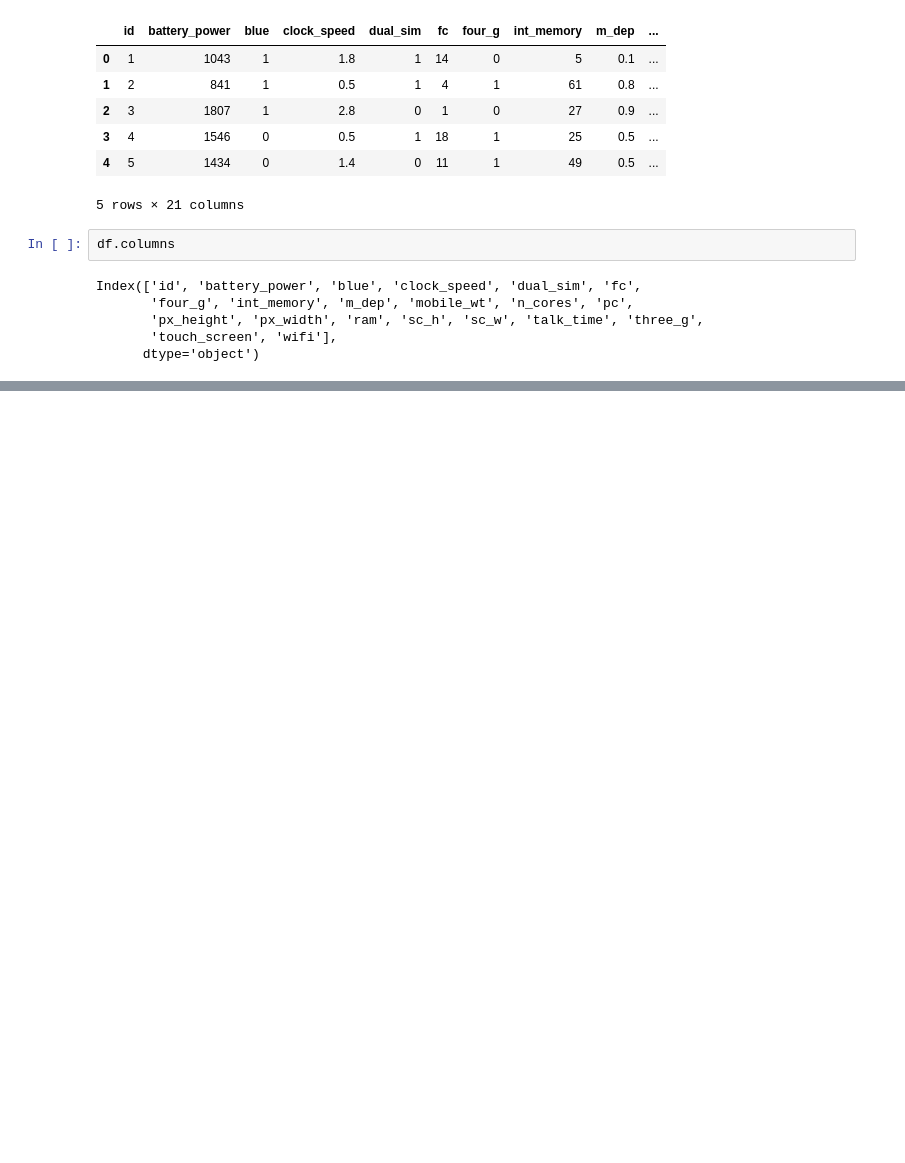
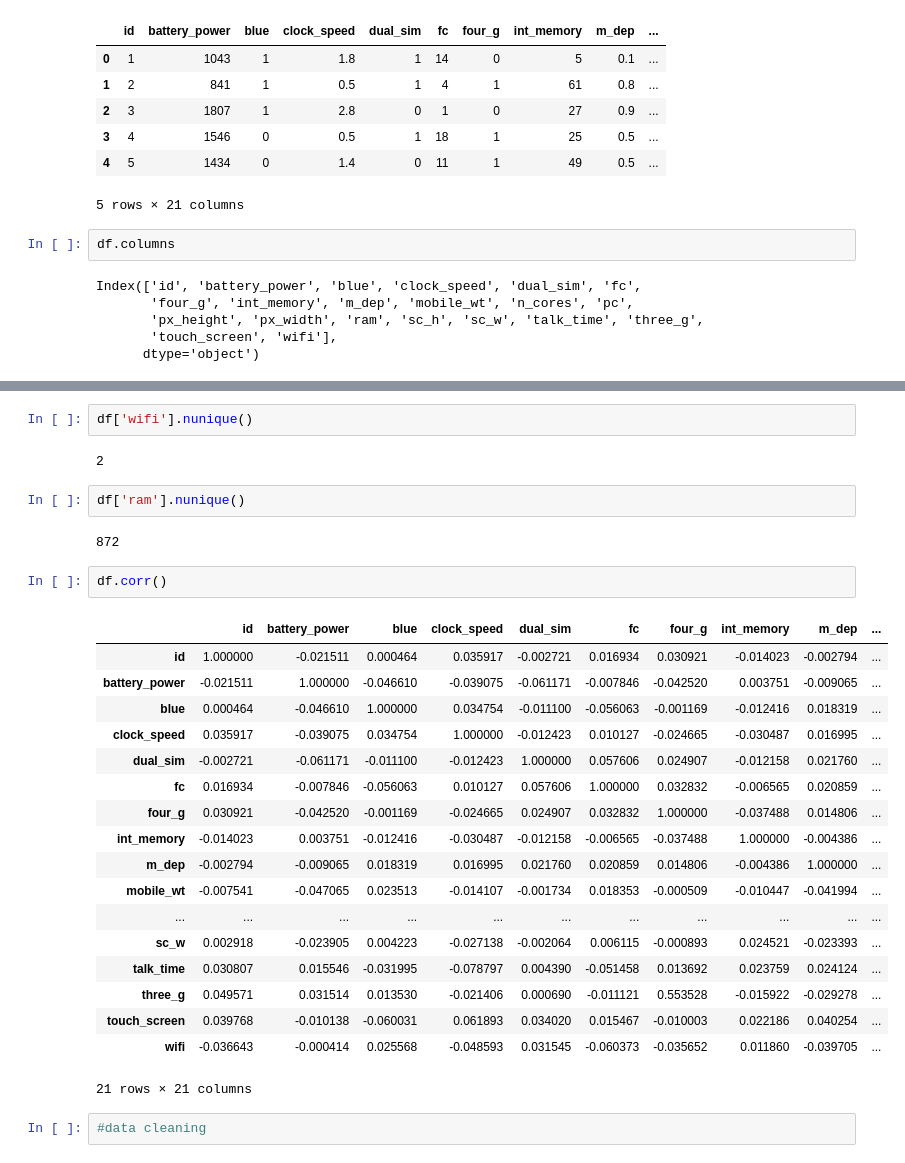
Before and after one commit to JosephMutua/Mobile-price-visualization, a Jupyter notebook: mobile-price.ipynb, the cells around one changed output, grey strips where cells are left out. Saved outputs shown, nothing was run; the diff lists cells and outputs as text; blank space fills up the shorter version.

```diff
--- a/mobile-price.ipynb
+++ b/mobile-price.ipynb
@@ -23,0 +91,31 @@ Index(['id', 'battery_power', 'blue', 'clock_speed', 'dual_sim', 'fc',
+# %%
+df['wifi'].nunique()
+# %% [output]
+2
+# %%
+df['ram'].nunique()
+# %% [output]
+872
+# %%
+df.corr()
+# %% [output]
+|  | id | battery_power | blue | clock_speed | dual_sim | fc | four_g | int_memory | m_dep | ... |
+| id | 1.000000 | -0.021511 | 0.000464 | 0.035917 | -0.002721 | 0.016934 | 0.030921 | -0.014023 | -0.002794 | ... |
+| battery_power | -0.021511 | 1.000000 | -0.046610 | -0.039075 | -0.061171 | -0.007846 | -0.042520 | 0.003751 | -0.009065 | ... |
+| blue | 0.000464 | -0.046610 | 1.000000 | 0.034754 | -0.011100 | -0.056063 | -0.001169 | -0.012416 | 0.018319 | ... |
+| clock_speed | 0.035917 | -0.039075 | 0.034754 | 1.000000 | -0.012423 | 0.010127 | -0.024665 | -0.030487 | 0.016995 | ... |
+| dual_sim | -0.002721 | -0.061171 | -0.011100 | -0.012423 | 1.000000 | 0.057606 | 0.024907 | -0.012158 | 0.021760 | ... |
+| fc | 0.016934 | -0.007846 | -0.056063 | 0.010127 | 0.057606 | 1.000000 | 0.032832 | -0.006565 | 0.020859 | ... |
+| four_g | 0.030921 | -0.042520 | -0.001169 | -0.024665 | 0.024907 | 0.032832 | 1.000000 | -0.037488 | 0.014806 | ... |
+| int_memory | -0.014023 | 0.003751 | -0.012416 | -0.030487 | -0.012158 | -0.006565 | -0.037488 | 1.000000 | -0.004386 | ... |
+| m_dep | -0.002794 | -0.009065 | 0.018319 | 0.016995 | 0.021760 | 0.020859 | 0.014806 | -0.004386 | 1.000000 | ... |
+| mobile_wt | -0.007541 | -0.047065 | 0.023513 | -0.014107 | -0.001734 | 0.018353 | -0.000509 | -0.010447 | -0.041994 | ... |
+| ... | ... | ... | ... | ... | ... | ... | ... | ... | ... | ... |
+| sc_w | 0.002918 | -0.023905 | 0.004223 | -0.027138 | -0.002064 | 0.006115 | -0.000893 | 0.024521 | -0.023393 | ... |
+| talk_time | 0.030807 | 0.015546 | -0.031995 | -0.078797 | 0.004390 | -0.051458 | 0.013692 | 0.023759 | 0.024124 | ... |
+| three_g | 0.049571 | 0.031514 | 0.013530 | -0.021406 | 0.000690 | -0.011121 | 0.553528 | -0.015922 | -0.029278 | ... |
+| touch_screen | 0.039768 | -0.010138 | -0.060031 | 0.061893 | 0.034020 | 0.015467 | -0.010003 | 0.022186 | 0.040254 | ... |
+| wifi | -0.036643 | -0.000414 | 0.025568 | -0.048593 | 0.031545 | -0.060373 | -0.035652 | 0.011860 | -0.039705 | ... |
+21 rows × 21 columns
+# %%
+#data cleaning
```
Also changed, not shown: parts of 18 cells of this notebook.
